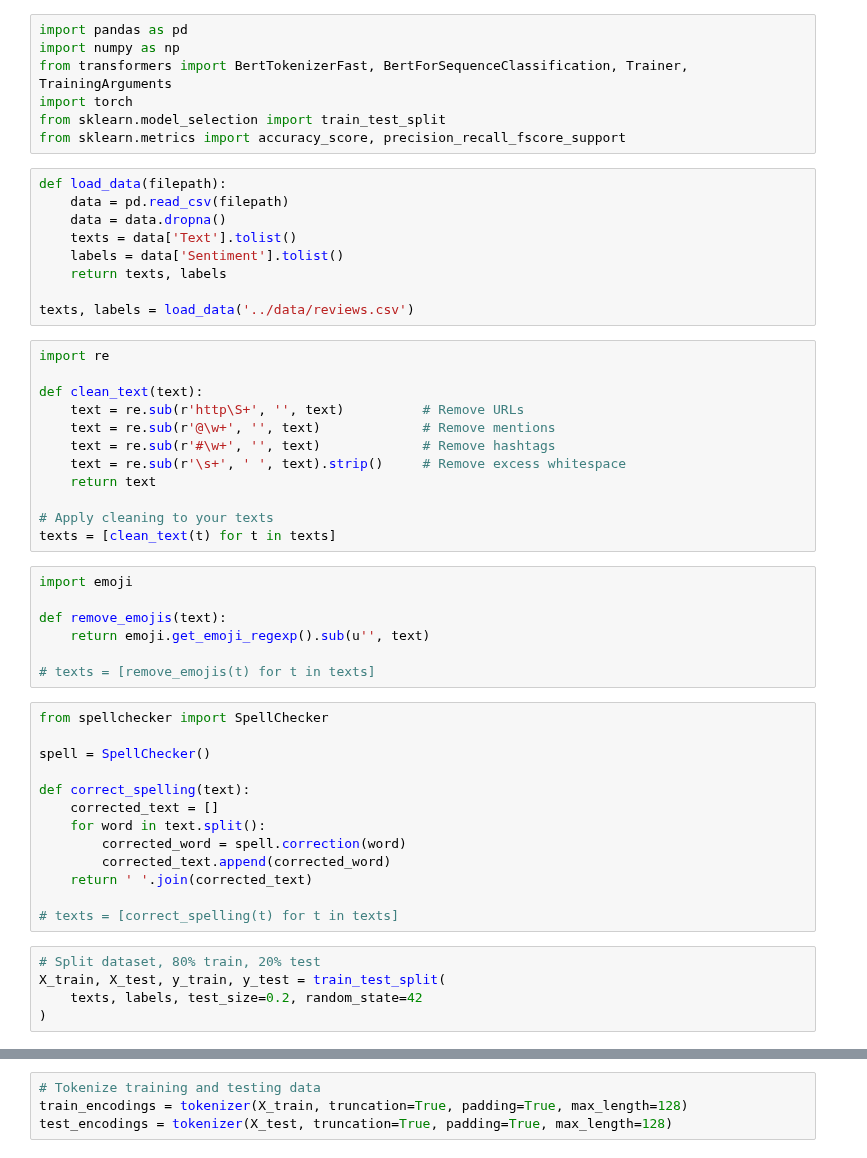
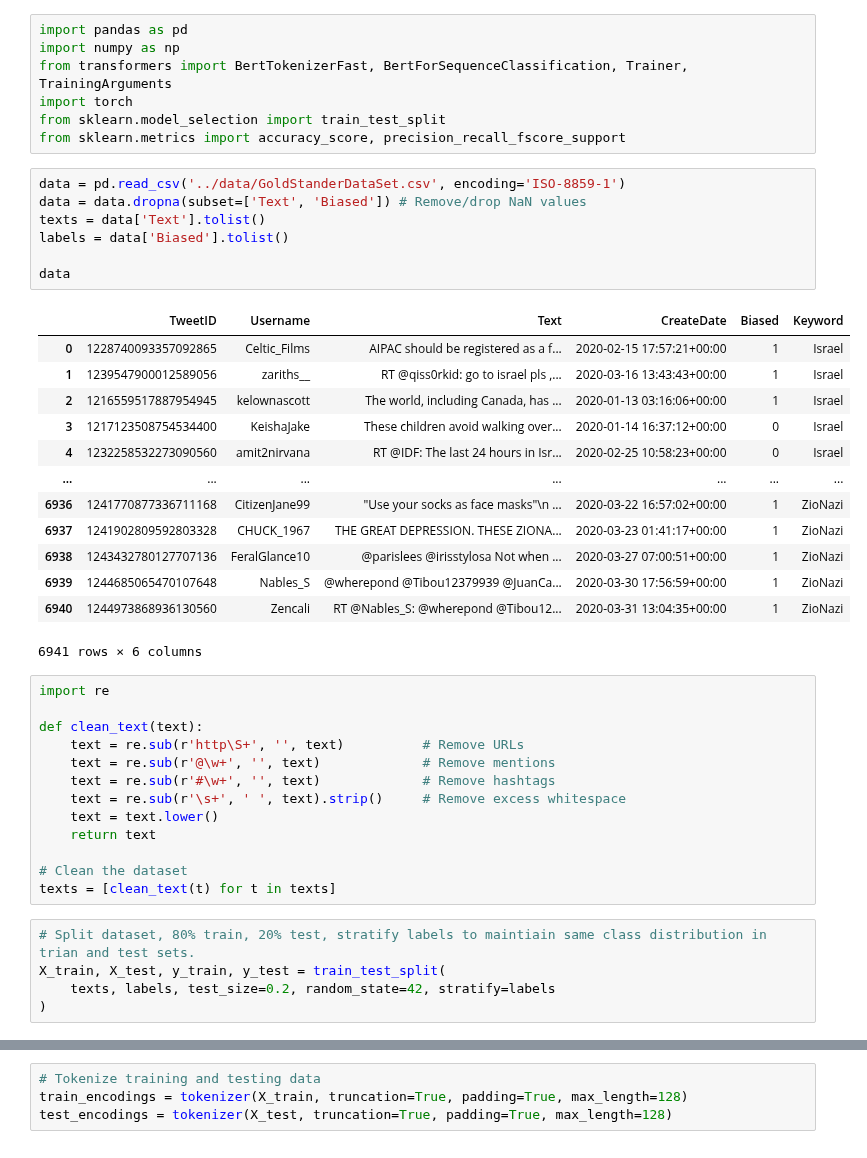
Before and after one commit to Cobo04/IU2024-ML-Datathon, a Jupyter notebook: main/bert_classifier.ipynb, the cells around one changed output, grey strips where cells are left out. Drawn from its saved outputs; the diff is of its cells as text.

Commit message:
Implement BERT Classifier on new dataset

```diff
--- a/main/bert_classifier.ipynb
+++ b/main/bert_classifier.ipynb
@@ -6,14 +6,26 @@ import torch
 from sklearn.model_selection import train_test_split
 from sklearn.metrics import accuracy_score, precision_recall_fscore_support
 # %%
-def load_data(filepath):
-    data = pd.read_csv(filepath)
-    data = data.dropna()
-    texts = data['Text'].tolist()
-    labels = data['Sentiment'].tolist()
-    return texts, labels
+data = pd.read_csv('../data/GoldStanderDataSet.csv', encoding='ISO-8859-1')
+data = data.dropna(subset=['Text', 'Biased']) # Remove/drop NaN values
+texts = data['Text'].tolist()
+labels = data['Biased'].tolist()
 
-texts, labels = load_data('../data/reviews.csv')
+data
+# %% [output]
+|  | TweetID | Username | Text | CreateDate | Biased | Keyword |
+| 0 | 1228740093357092865 | Celtic_Films | AIPAC should be registered as a f... | 2020-02-15 17:57:21+00:00 | 1 | Israel |
+| 1 | 1239547900012589056 | zariths__ | RT @qiss0rkid: go to israel pls ,... | 2020-03-16 13:43:43+00:00 | 1 | Israel |
+| 2 | 1216559517887954945 | kelownascott | The world, including Canada, has ... | 2020-01-13 03:16:06+00:00 | 1 | Israel |
+| 3 | 1217123508754534400 | KeishaJake | These children avoid walking over... | 2020-01-14 16:37:12+00:00 | 0 | Israel |
+| 4 | 1232258532273090560 | amit2nirvana | RT @IDF: The last 24 hours in Isr... | 2020-02-25 10:58:23+00:00 | 0 | Israel |
+| ... | ... | ... | ... | ... | ... | ... |
+| 6936 | 1241770877336711168 | CitizenJane99 | "Use your socks as face masks"\n ... | 2020-03-22 16:57:02+00:00 | 1 | ZioNazi |
+| 6937 | 1241902809592803328 | CHUCK_1967 | THE GREAT DEPRESSION. THESE ZIONA... | 2020-03-23 01:41:17+00:00 | 1 | ZioNazi |
+| 6938 | 1243432780127707136 | FeralGlance10 | @parislees @irisstylosa Not when ... | 2020-03-27 07:00:51+00:00 | 1 | ZioNazi |
+| 6939 | 1244685065470107648 | Nables_S | @wherepond @Tibou12379939 @JuanCa... | 2020-03-30 17:56:59+00:00 | 1 | ZioNazi |
+| 6940 | 1244973868936130560 | Zencali | RT @Nables_S: @wherepond @Tibou12... | 2020-03-31 13:04:35+00:00 | 1 | ZioNazi |
+6941 rows × 6 columns
 # %%
 import re
 
@@ -22,34 +34,15 @@ def clean_text(text):
     text = re.sub(r'@\w+', '', text)             # Remove mentions
     text = re.sub(r'#\w+', '', text)             # Remove hashtags
     text = re.sub(r'\s+', ' ', text).strip()     # Remove excess whitespace
+    text = text.lower()
     return text
 
-# Apply cleaning to your texts
+# Clean the dataset
 texts = [clean_text(t) for t in texts]
-# %%
-import emoji
-
-def remove_emojis(text):
-    return emoji.get_emoji_regexp().sub(u'', text)
-
-# texts = [remove_emojis(t) for t in texts]
-# %%
-from spellchecker import SpellChecker
-
-spell = SpellChecker()
-
-def correct_spelling(text):
-    corrected_text = []
-    for word in text.split():
-        corrected_word = spell.correction(word)
-        corrected_text.append(corrected_word)
-    return ' '.join(corrected_text)
-
-# texts = [correct_spelling(t) for t in texts]
 # %%
-# Split dataset, 80% train, 20% test
+# Split dataset, 80% train, 20% test, stratify labels to maintiain same class distribution in trian and test sets.
 X_train, X_test, y_train, y_test = train_test_split(
-    texts, labels, test_size=0.2, random_state=42
+    texts, labels, test_size=0.2, random_state=42, stratify=labels
 )
 # %%
 # Initialize BERT tokenizer and model
```
Also changed, not shown: parts of 10 cells of this notebook.
